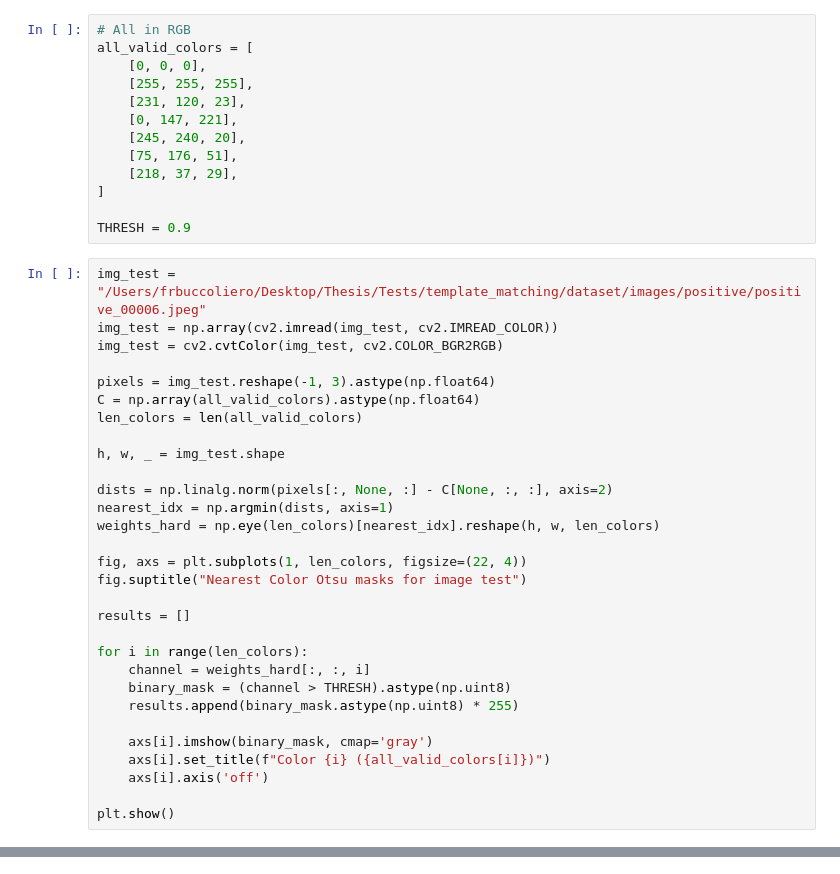
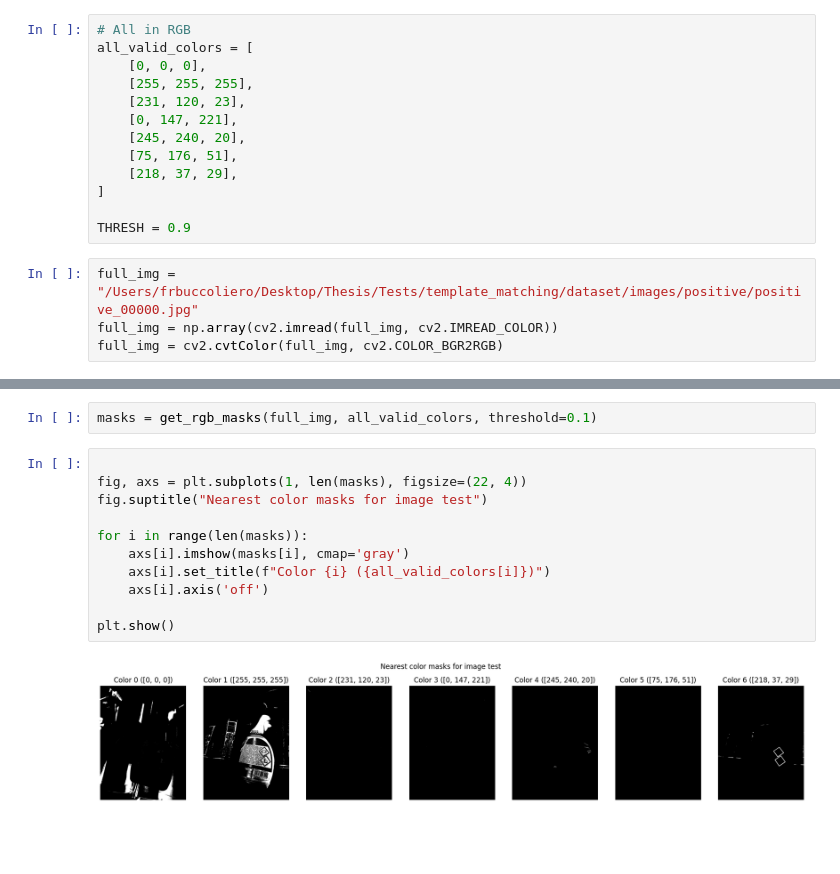
Before and after one commit to frbuccoliero/MSc-Thesis-Tests, a Jupyter notebook: utils/color_split_RGB.ipynb, the cells around one changed output, grey strips where cells are left out. Saved outputs shown, nothing was run; the diff lists cells and outputs as text; blank space fills up the shorter version.

```diff
--- a/utils/color_split_RGB.ipynb
+++ b/utils/color_split_RGB.ipynb
@@ -21,32 +17,6 @@ all_valid_colors = [
 
 THRESH = 0.9
 # %%
-img_test = "/Users/frbuccoliero/Desktop/Thesis/Tests/template_matching/dataset/images/positive/positive_00006.jpeg"
-img_test = np.array(cv2.imread(img_test, cv2.IMREAD_COLOR))
-img_test = cv2.cvtColor(img_test, cv2.COLOR_BGR2RGB)
-
-pixels = img_test.reshape(-1, 3).astype(np.float64)
-C = np.array(all_valid_colors).astype(np.float64)
-len_colors = len(all_valid_colors)
-
-h, w, _ = img_test.shape
-
-dists = np.linalg.norm(pixels[:, None, :] - C[None, :, :], axis=2)
-nearest_idx = np.argmin(dists, axis=1)
-weights_hard = np.eye(len_colors)[nearest_idx].reshape(h, w, len_colors)
-
-fig, axs = plt.subplots(1, len_colors, figsize=(22, 4))
-fig.suptitle("Nearest Color Otsu masks for image test")
-
-results = []
-
-for i in range(len_colors):
-	channel = weights_hard[:, :, i]
-	binary_mask = (channel > THRESH).astype(np.uint8)
-	results.append(binary_mask.astype(np.uint8) * 255)
-
-	axs[i].imshow(binary_mask, cmap='gray')
-	axs[i].set_title(f"Color {i} ({all_valid_colors[i]})")
-	axs[i].axis('off')
-
-plt.show()
+full_img = "/Users/frbuccoliero/Desktop/Thesis/Tests/template_matching/dataset/images/positive/positive_00000.jpg"
+full_img = np.array(cv2.imread(full_img, cv2.IMREAD_COLOR))
+full_img = cv2.cvtColor(full_img, cv2.COLOR_BGR2RGB)
@@ -54,0 +67,15 @@ plt.show()
+# %%
+masks = get_rgb_masks(full_img, all_valid_colors, threshold=0.1)
+# %%
+
+fig, axs = plt.subplots(1, len(masks), figsize=(22, 4))
+fig.suptitle("Nearest color masks for image test")
+
+for i in range(len(masks)):
+	axs[i].imshow(masks[i], cmap='gray')
+	axs[i].set_title(f"Color {i} ({all_valid_colors[i]})")
+	axs[i].axis('off')
+
+plt.show()
+# %% [output]
+[figure, added]
```
Also changed, not shown: parts of 6 cells of this notebook, 12 other files.
